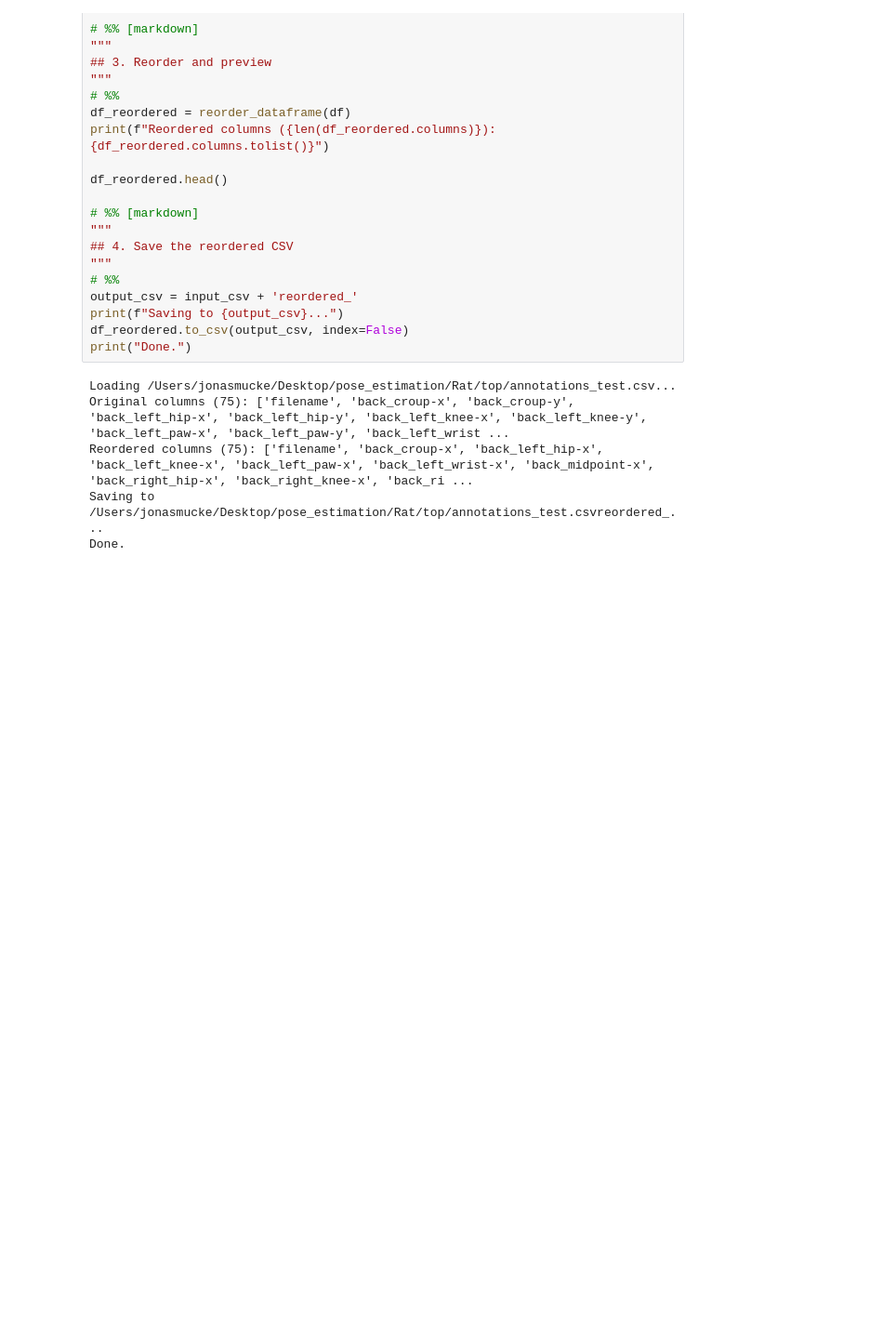
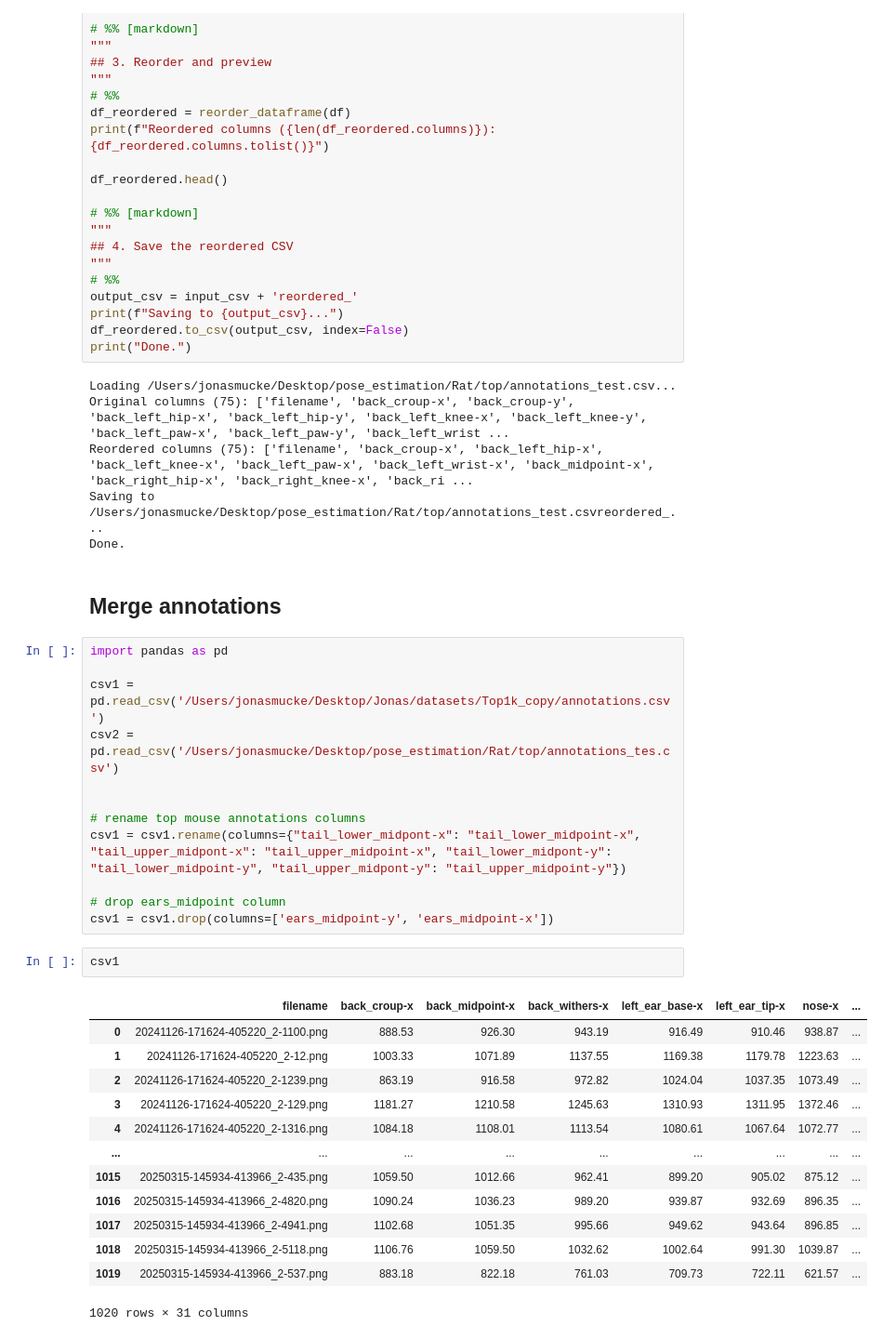
Before and after one commit to jomuecke/pose_estimation, a Jupyter notebook: splitt_dataset.ipynb, the cells around one changed output. Shown at 93% size. Saved outputs shown, nothing was run; the diff lists cells and outputs as text; blank space fills up the shorter version.

```diff
--- a/splitt_dataset.ipynb
+++ b/splitt_dataset.ipynb
@@ -561,3 +561,33 @@ Original columns (75): ['filename', 'back_croup-x', 'back_croup-y', 'back_left_h
 Reordered columns (75): ['filename', 'back_croup-x', 'back_left_hip-x', 'back_left_knee-x', 'back_left_paw-x', 'back_left_wrist-x', 'back_midpoint-x', 'back_right_hip-x', 'back_right_knee-x', 'back_ri ...
 Saving to /Users/jonasmucke/Desktop/pose_estimation/Rat/top/annotations_test.csvreordered_...
 Done.
+# %% [markdown]
+## Merge annotations
+# %%
+import pandas as pd
+
+csv1 = pd.read_csv('/Users/jonasmucke/Desktop/Jonas/datasets/Top1k_copy/annotations.csv')
+csv2 = pd.read_csv('/Users/jonasmucke/Desktop/pose_estimation/Rat/top/annotations_tes.csv')
+
+
+# rename top mouse annotations columns
+csv1 = csv1.rename(columns={"tail_lower_midpont-x": "tail_lower_midpoint-x", "tail_upper_midpont-x": "tail_upper_midpoint-x", "tail_lower_midpont-y": "tail_lower_midpoint-y", "tail_upper_midpont-y": "tail_upper_midpoint-y"})
+
+# drop ears_midpoint column
+csv1 = csv1.drop(columns=['ears_midpoint-y', 'ears_midpoint-x'])
+# %%
+csv1
+# %% [output]
+|  | filename | back_croup-x | back_midpoint-x | back_withers-x | left_ear_base-x | left_ear_tip-x | nose-x | ... |
+| 0 | 20241126-171624-405220_2-1100.png | 888.53 | 926.30 | 943.19 | 916.49 | 910.46 | 938.87 | ... |
+| 1 | 20241126-171624-405220_2-12.png | 1003.33 | 1071.89 | 1137.55 | 1169.38 | 1179.78 | 1223.63 | ... |
+| 2 | 20241126-171624-405220_2-1239.png | 863.19 | 916.58 | 972.82 | 1024.04 | 1037.35 | 1073.49 | ... |
+| 3 | 20241126-171624-405220_2-129.png | 1181.27 | 1210.58 | 1245.63 | 1310.93 | 1311.95 | 1372.46 | ... |
+| 4 | 20241126-171624-405220_2-1316.png | 1084.18 | 1108.01 | 1113.54 | 1080.61 | 1067.64 | 1072.77 | ... |
+| ... | ... | ... | ... | ... | ... | ... | ... | ... |
+| 1015 | 20250315-145934-413966_2-435.png | 1059.50 | 1012.66 | 962.41 | 899.20 | 905.02 | 875.12 | ... |
+| 1016 | 20250315-145934-413966_2-4820.png | 1090.24 | 1036.23 | 989.20 | 939.87 | 932.69 | 896.35 | ... |
+| 1017 | 20250315-145934-413966_2-4941.png | 1102.68 | 1051.35 | 995.66 | 949.62 | 943.64 | 896.85 | ... |
+| 1018 | 20250315-145934-413966_2-5118.png | 1106.76 | 1059.50 | 1032.62 | 1002.64 | 991.30 | 1039.87 | ... |
+| 1019 | 20250315-145934-413966_2-537.png | 883.18 | 822.18 | 761.03 | 709.73 | 722.11 | 621.57 | ... |
+1020 rows × 31 columns
```
Also changed, not shown: parts of 11 cells of this notebook, 2 other files.
